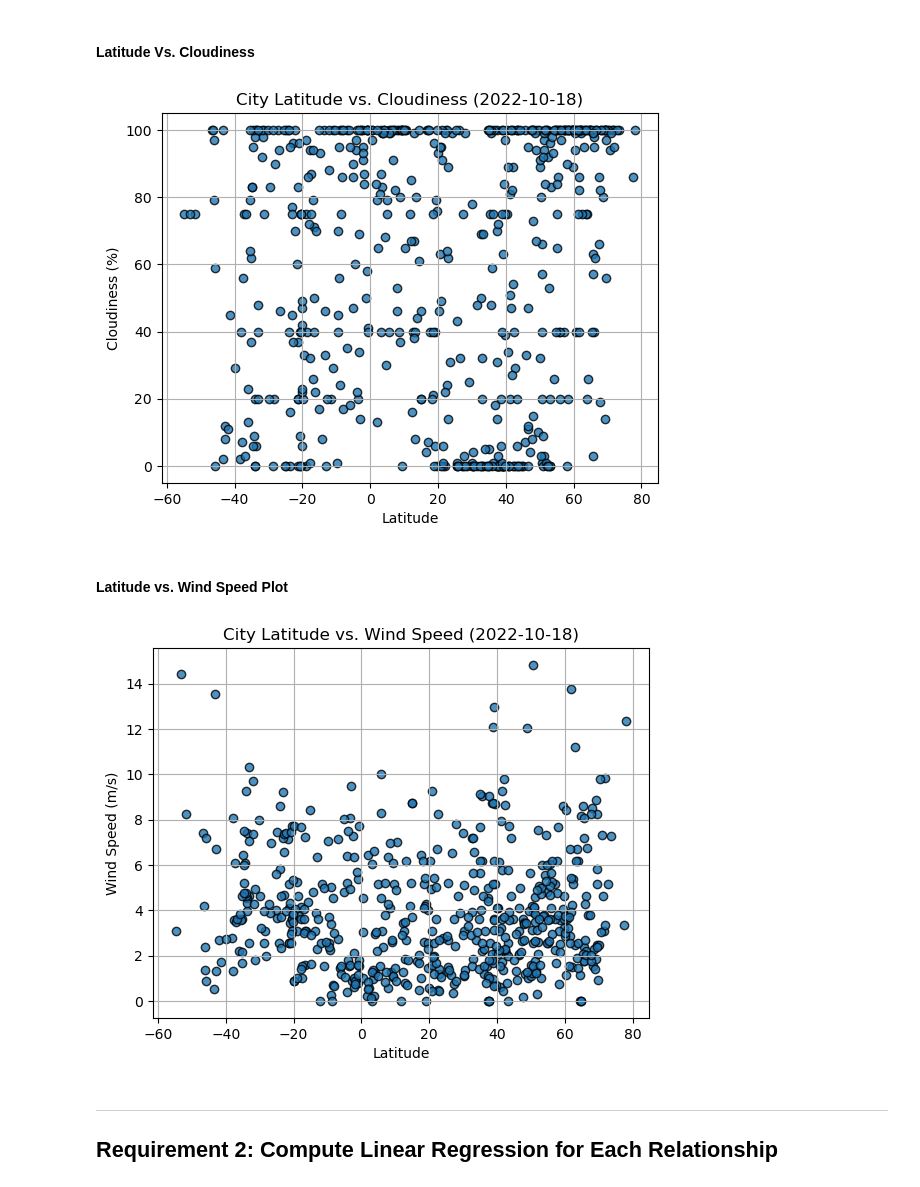
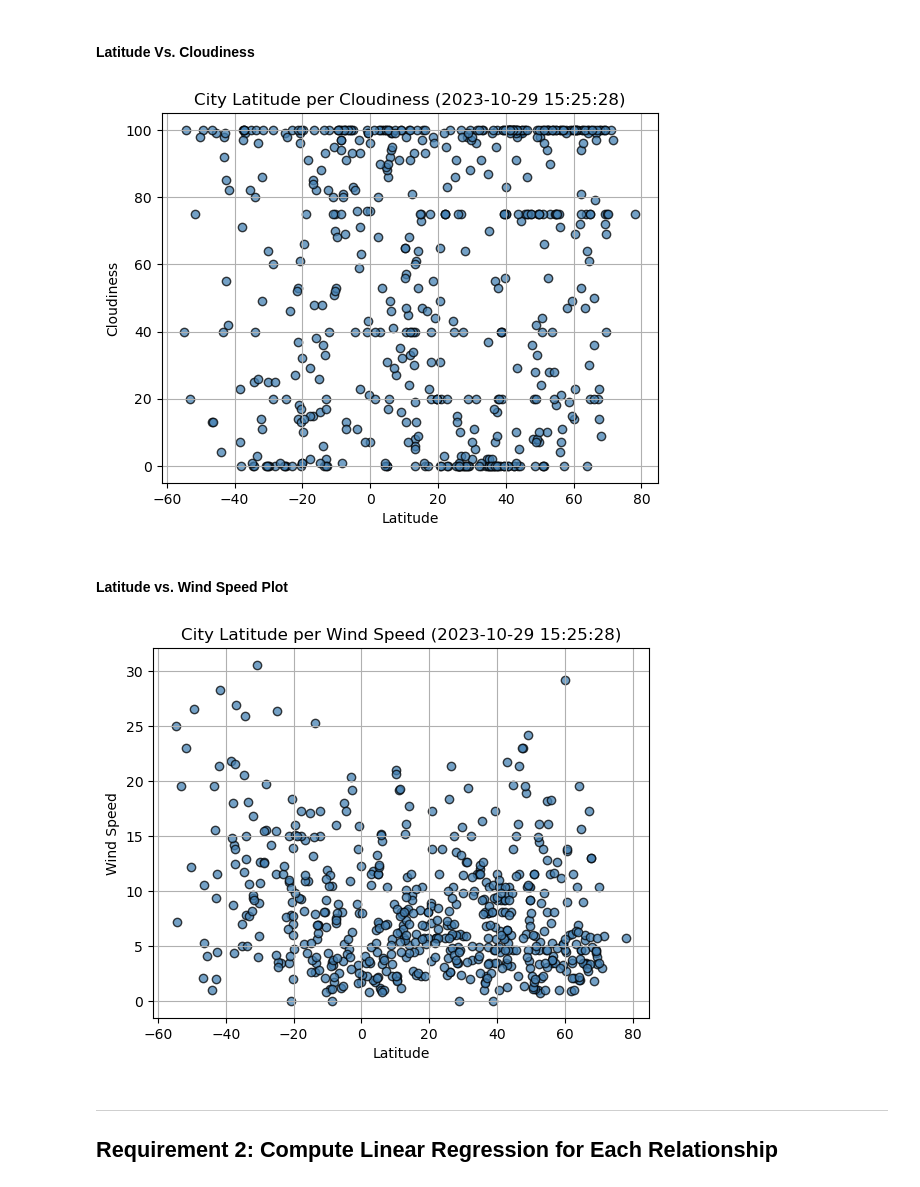
Before and after one commit to andrew-voortman/Python-API-Challenge, a Jupyter notebook: WeatherPy/WeatherPy.ipynb, the cells around one changed output. Cells and saved outputs as stored; diff of their text form; code cells hidden in the pictures.

```diff
--- a/WeatherPy/WeatherPy.ipynb
+++ b/WeatherPy/WeatherPy.ipynb
@@ -221,10 +230,13 @@ plt.show()
 #### Latitude Vs. Cloudiness
 # %%
 # Build the scatter plots for latitude vs. cloudiness
-# YOUR CODE HERE
+plt.scatter(city_data_df['Lat'], city_data_df['Cloudiness'], marker='o', facecolors='steelblue',edgecolors='black', alpha=0.75, label='Cities')
 
 # Incorporate the other graph properties
-# YOUR CODE HERE
+plt.grid()
+plt.title(f'City Latitude per Cloudiness ({city_date})')
+plt.xlabel('Latitude')
+plt.ylabel('Cloudiness')
 
 # Save the figure
 plt.savefig("output_data/Fig3.png")
@@ -232,23 +244,26 @@ plt.savefig("output_data/Fig3.png")
 # Show plot
 plt.show()
 # %% [output]
-[figure, old version]
+[figure, new version]
 # %% [markdown]
 #### Latitude vs. Wind Speed Plot
 # %%
 # Build the scatter plots for latitude vs. wind speed
-# YOUR CODE HERE
+plt.scatter(city_data_df['Lat'], city_data_df['Wind Speed'], marker='o', facecolors='steelblue',edgecolors='black', alpha=0.75, label='Cities')
 
 # Incorporate the other graph properties
-# YOUR CODE HERE
+plt.grid()
+plt.title(f'City Latitude per Wind Speed ({city_date})')
+plt.xlabel('Latitude')
+plt.ylabel('Wind Speed')
 
 # Save the figure
 plt.savefig("output_data/Fig4.png")
 
 # Show plot
 plt.show()
 # %% [output]
-[figure, old version]
+[figure, new version]
 # %% [markdown]
 ---
 
```
Also changed, not shown: parts of 40 cells of this notebook, 8 other files.
